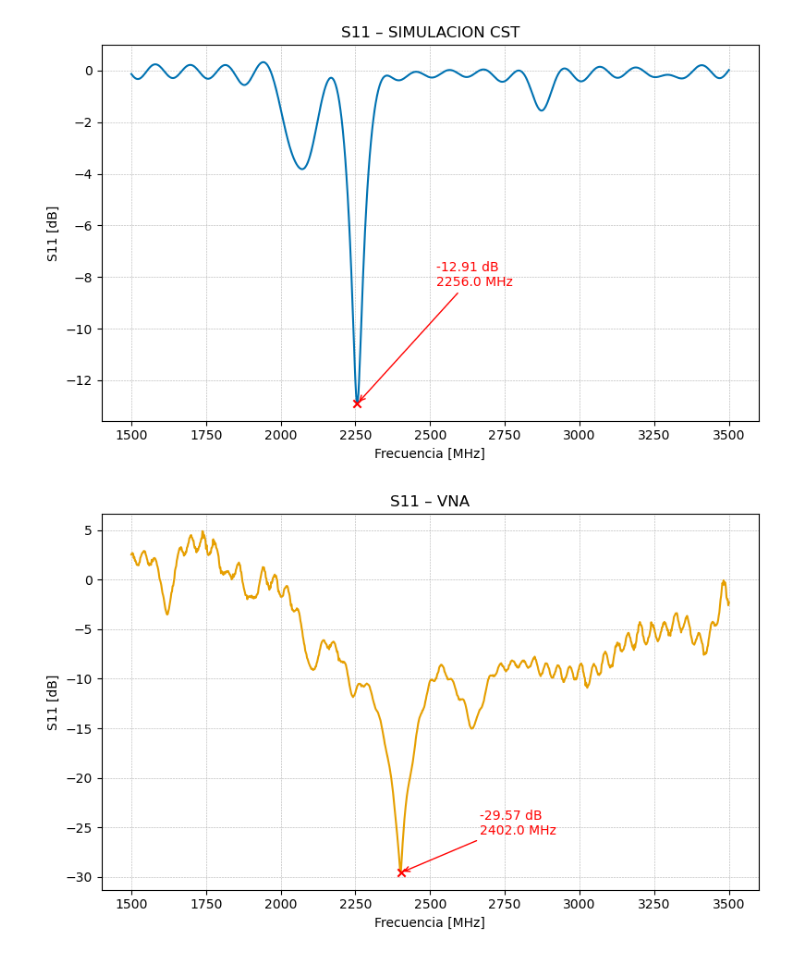
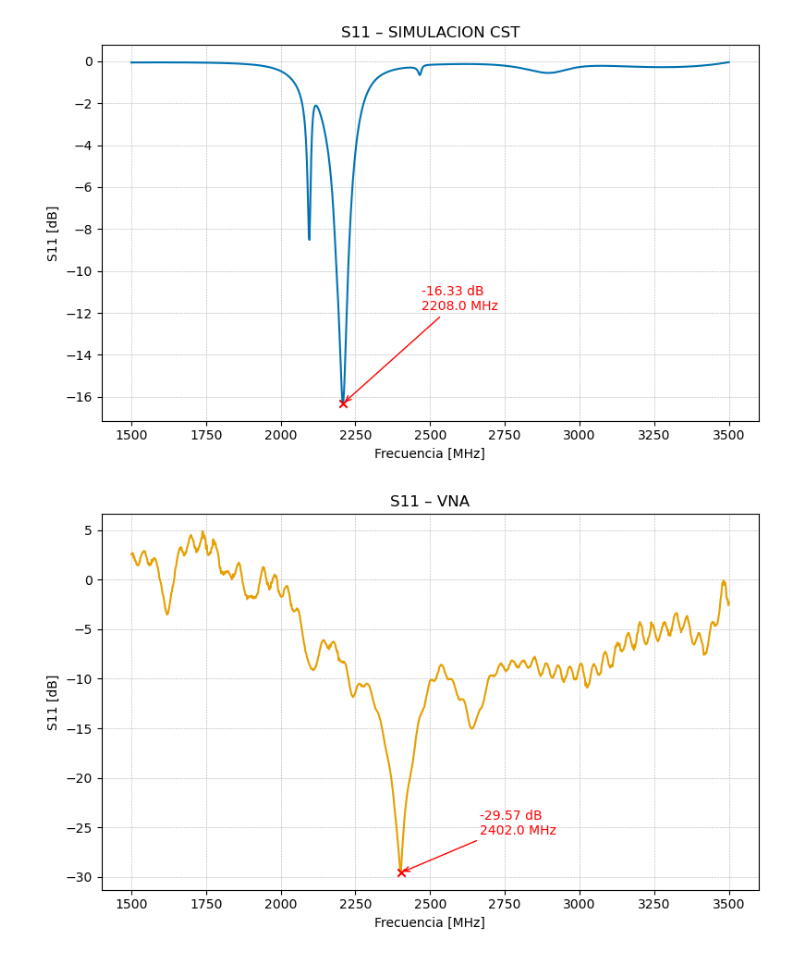
Before and after one commit to jjagerezjimenez/Antena_Patch_2.4GHz_2x2, a Jupyter notebook: Resultados Antena/Comp_S-parameters.ipynb, the cells around one changed output. Drawn from its saved outputs; the diff is of its cells as text; code cells hidden in the pictures.

```diff
--- a/Resultados Antena/Comp_S-parameters.ipynb
+++ b/Resultados Antena/Comp_S-parameters.ipynb
@@ -7,7 +7,7 @@ import matplotlib.pyplot as plt
 # 1. Rutas de los archivos
 # -------------------------------------------------------------------------
 
-CST_PATH  = "D:\Facultad\Electromagnetismo_2\Antena_Patch\Antena_Patch_2.4GHz_2x2\Resultados Antena/CST_mag_phase.txt"          # Archivo directo del export del CST (.txt)
+CST_PATH  = "D:\Facultad\Electromagnetismo_2\Antena_Patch\Antena_Patch_2.4GHz_2x2\Resultados Antena/parametroS.txt"          # Archivo directo del export del CST (.txt)
 MATP_PATH = "D:\Facultad\Electromagnetismo_2\Antena_Patch\Antena_Patch_2.4GHz_2x2\Resultados Antena/MATP_LOG_CSV (2).csv"       # Archivo directo del export del VNA (.csv)
 
 # -------------------------------------------------------------------------
@@ -129,32 +129,32 @@ plt.show()
 plt.figure(figsize=(8, 5))
 ax = plt.gca()
 ax.plot(df_matp["Frequency_MHz"], df_matp["Gain_dB"], color="#E69F00")
 annotate_min(ax, fmin_matp, gmin_matp, color="red")
 ax.set_title("S11 – VNA")
 ax.set_xlabel("Frecuencia [MHz]")
 ax.set_ylabel("S11 [dB]")
 ax.grid(True, linestyle="--", linewidth=0.4)
 plt.tight_layout()
 plt.show()
 
 # -------------------------------------------------------------------------
 # 8. Gráfica comparativa
 # -------------------------------------------------------------------------
 plt.figure(figsize=(9, 5))
 ax = plt.gca()
 ax.plot(df_cst["Frequency_MHz"], df_cst["Gain_dB"],
         label="SIMULACION CST", color="#0072B2")
 ax.plot(df_matp["Frequency_MHz"], df_matp["Gain_dB"],
         label="VNA", color="#D55E00")
 annotate_min(ax, fmin_cst,  gmin_cst,  color="blue", other_x=fmin_matp)
 annotate_min(ax, fmin_matp, gmin_matp, color="red",  other_x=fmin_cst)
 ax.set_title("Comparación S11")
 ax.set_xlabel("Frecuencia [MHz]")
 ax.set_ylabel("S11 [dB]")
 ax.legend()
 ax.grid(True, linestyle="--", linewidth=0.4)
 plt.tight_layout()
 plt.show()
 # %% [output]
-[figure, old version]
+[figure, new version]
 [figure]
```
Also changed, not shown: parts of 1 cell of this notebook, 3 other files.
